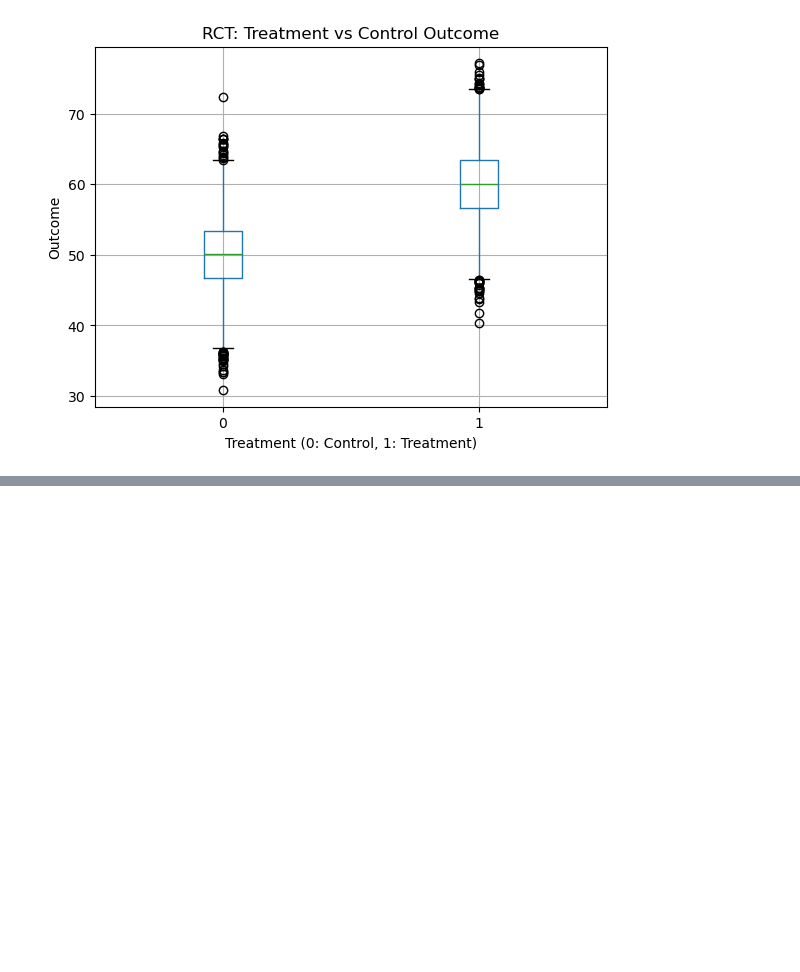
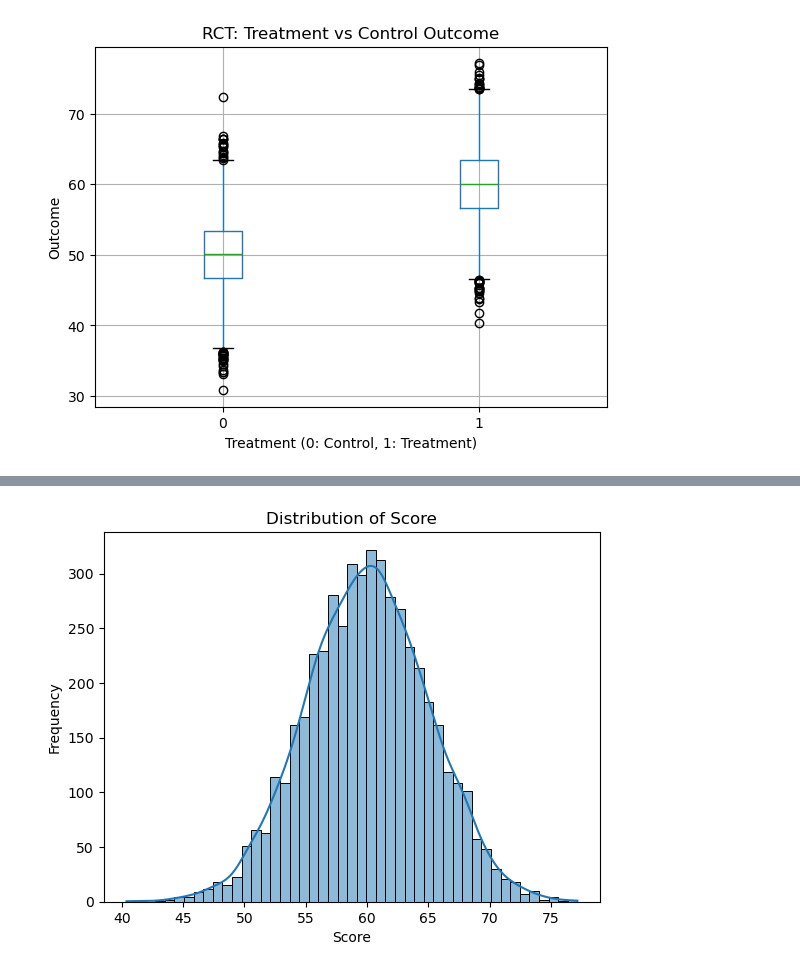
Before and after one commit to Naokiakazawa/causal_notebooks, a Jupyter notebook: 03_rct.ipynb, the cells around one changed output, grey strips where cells are left out. Saved outputs shown, nothing was run; the diff lists cells and outputs as text; code cells hidden in the pictures; blank space fills up the shorter version.

```diff
--- a/03_rct.ipynb
+++ b/03_rct.ipynb
@@ -88,0 +107,8 @@ plt.show()
+# %%
+sns.histplot(group1, kde=True)
+plt.title("Distribution of Score")
+plt.xlabel("Score")
+plt.ylabel("Frequency")
+plt.show()
+# %% [output]
+[figure, added]
```
Also changed, not shown: parts of 3 cells of this notebook, 2 other files.
